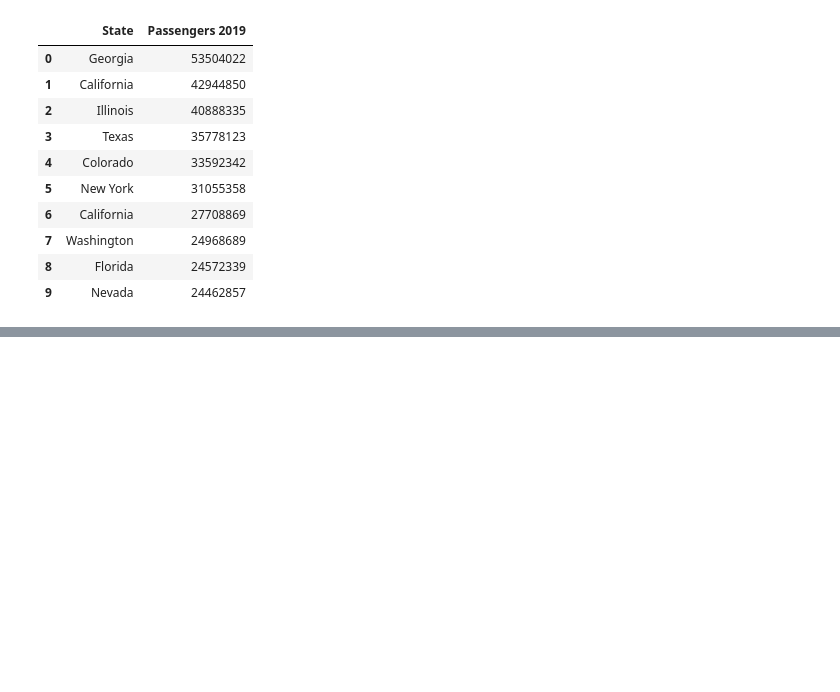
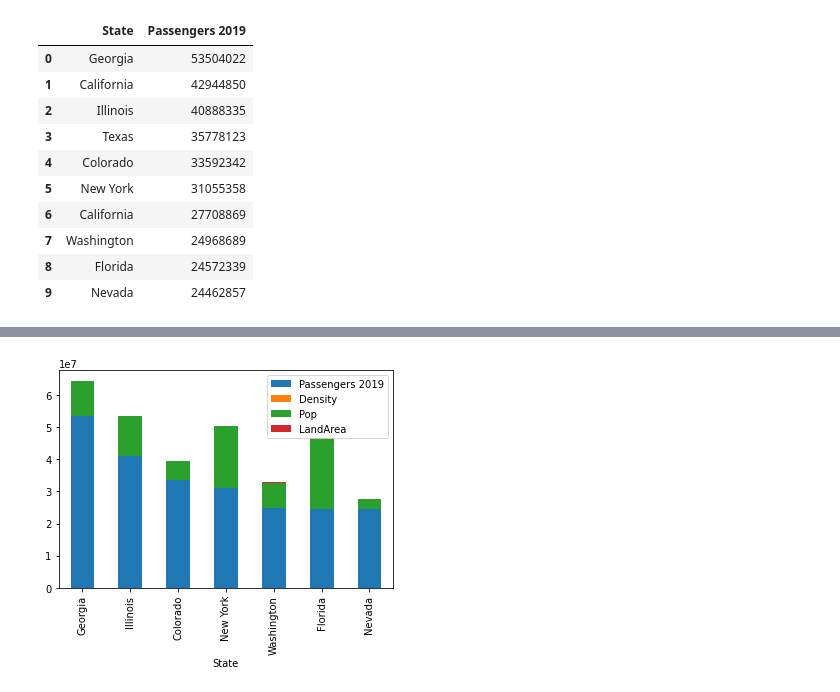
Before and after one commit to chadmilburn/COVID, a Jupyter notebook: Airports Project.ipynb, the cells around one changed output, grey strips where cells are left out. Drawn from its saved outputs; the diff is of its cells as text; code cells hidden in the pictures; blank space fills up the shorter version.

```diff
--- a/Airports Project.ipynb
+++ b/Airports Project.ipynb
@@ -124,8 +221,0 @@ TypeError: 'DataFrame' object is not callable
-# %%
-clean_population = Population_Density.set_index("State")
-
-clean_population = pd.DataFrame(clean_population['Pop'])
-state = clean_population.loc[["California", "Texas", "Florida", "New York", "Illinois",
-                             "Pennsylvania", "Ohio", "Georgia", "North Carolina", "Michigan"], :]
-state.head(10)
-#clean_population.head(10)
@@ -138,6 +222,6 @@ plt.show()
 # %%
 # Combine the data into a single dataset
-#bigdata = pd.concat([clean_airports, state, cases])
-#merge_data_df = pd.merge(clean_airports, clean_population, clean_cases, on="State")
+#bigdata = pd.concat([clean_airports, clean_population, clean_cases])
+merge_data_df = pd.merge(clean_airports, clean_population, on="State")
 # Display the data table for preview
-#bigdata.head(10)
+merge_data_df.head(7)
@@ -153,0 +237,4 @@ fig
+# %%
+ax = merge_data_df.plot.bar(x='State', stacked=True)
+# %% [output]
+[figure, added]
```
Also changed, not shown: parts of 19 cells of this notebook.
